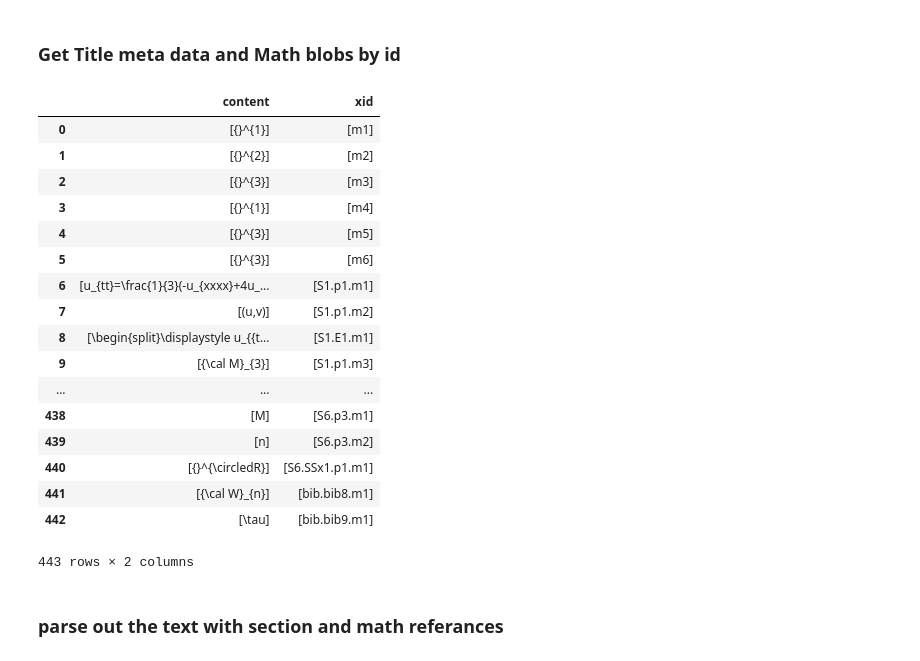
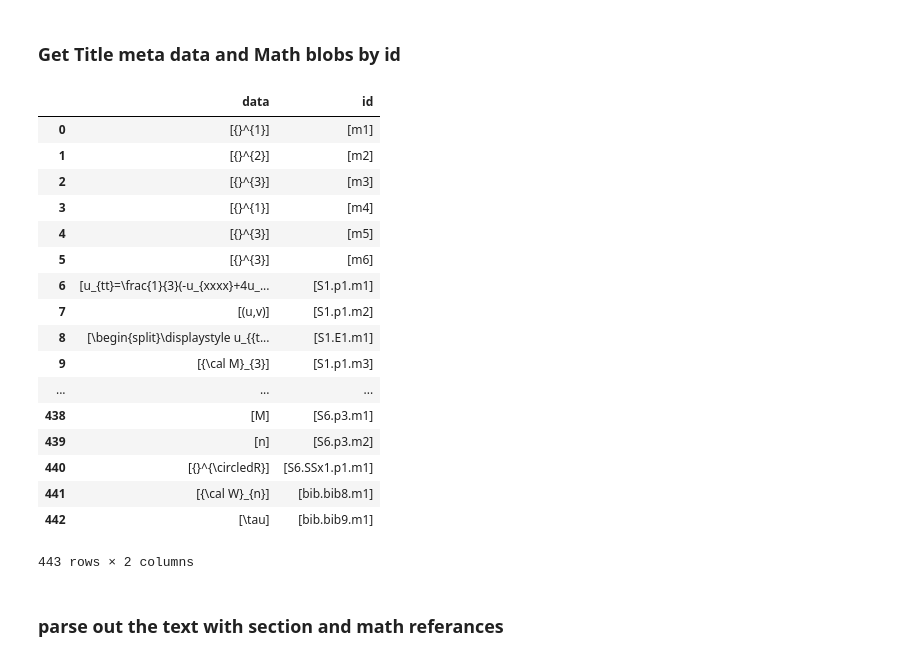
Before and after one commit to sirsh/OFLYO, a Jupyter notebook: temp/Untitled.ipynb, the cells around one changed output. Drawn from its saved outputs; the diff is of its cells as text; code cells hidden in the pictures.

```diff
--- a/temp/Untitled.ipynb
+++ b/temp/Untitled.ipynb
@@ -23,18 +23,18 @@ tree = etree.parse("out.xml")
 ### Get Title meta data and Math blobs by id
 # %%
 sections = pd.DataFrame([{ #"text": n.text,
-               "content": clean(' '.join(n.itertext())),
-               "xid" : n.getparent().xpath("@xml:id")
+               "data": clean(' '.join(n.itertext())),
+               "id" : n.getparent().xpath("@xml:id")
               } for n in tree.xpath(".//title")])
 
 #later we can look at the XML blobs and or a way to use runtime parser to rexcover it rather than store it
 math = pd.DataFrame([{ #"text": n.text,
-               "content": n.xpath("@tex"),
-               "xid" : n.xpath("@xml:id")
+               "data": n.xpath("@tex"),
+               "id" : n.xpath("@xml:id")
               } for n in tree.xpath(".//Math")])
 math
 # %% [output]
-|  | content | xid |
+|  | data | id |
 | 0 | [{}^{1}] | [m1] |
 | 1 | [{}^{2}] | [m2] |
 | 2 | [{}^{3}] | [m3] |
```
Also changed, not shown: parts of 2 cells of this notebook, 3 other files.
